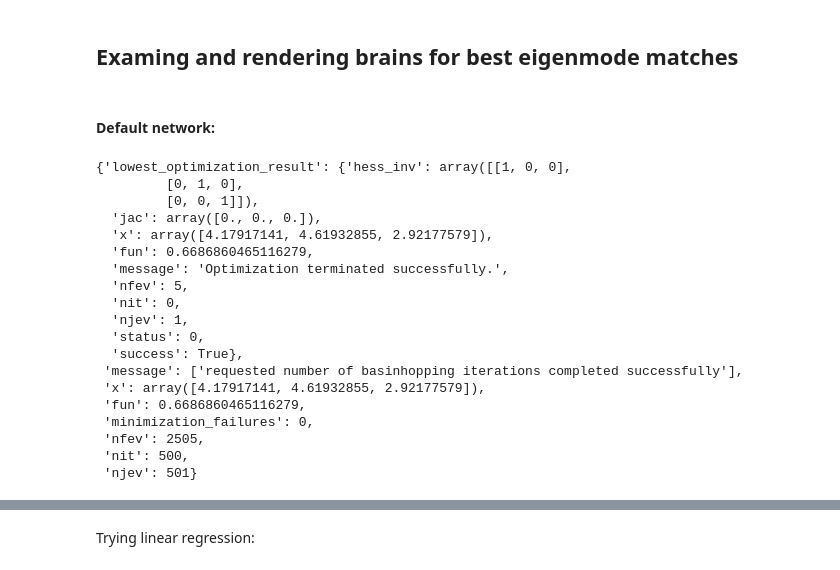
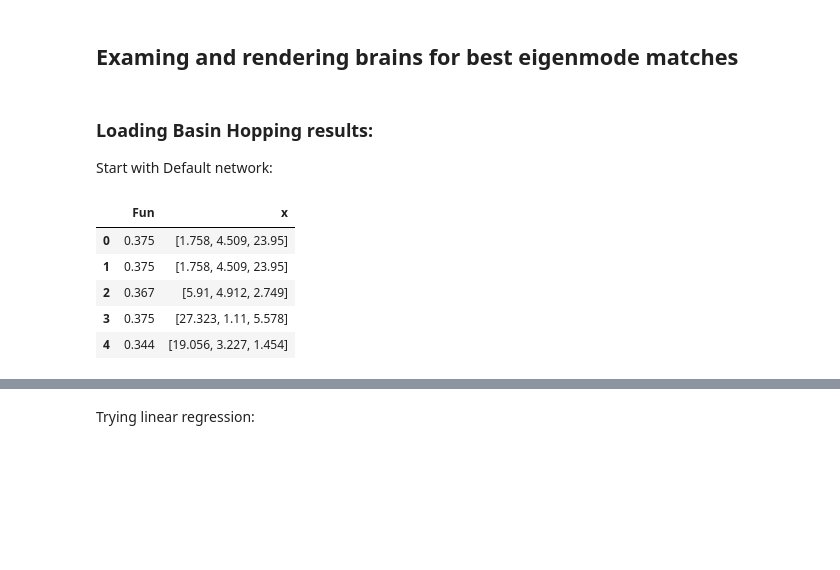
Before and after one commit to Raj-Lab-UCSF/spectrome, a Jupyter notebook: spectrome/notebooks/complex_laplacian/ntbkwidget_best_eigmode_matches.ipynb, the cells around one changed output, grey strips where cells are left out. Cells and saved outputs as stored; diff of their text form; code cells hidden in the pictures; blank space fills up the shorter version.

```diff
--- a/spectrome/notebooks/complex_laplacian/ntbkwidget_best_eigmode_matches.ipynb
+++ b/spectrome/notebooks/complex_laplacian/ntbkwidget_best_eigmode_matches.ipynb
@@ -51,29 +50,24 @@ for name in DK_df_normalized.index:
         DK_df_normalized.loc[name].values > threshold, ub, lb
     )
 # %% [markdown]
-#### Default network:
+### Loading Basin Hopping results:
+Start with Default network:
-# %%
-# load basin hopping results:
-h5_path = path.get_file_path('Default_BH_dice.h5')
-bh_default = path.read_hdf5(h5_path)
-bh_default
-# %% [output]
-{'lowest_optimization_result': {'hess_inv': array([[1, 0, 0],
-         [0, 1, 0],
-         [0, 0, 1]]),
-  'jac': array([0., 0., 0.]),
-  'x': array([4.17917141, 4.61932855, 2.92177579]),
-  'fun': 0.6686860465116279,
-  'message': 'Optimization terminated successfully.',
-  'nfev': 5,
-  'nit': 0,
-  'njev': 1,
-  'status': 0,
-  'success': True},
- 'message': ['requested number of basinhopping iterations completed successfully'],
- 'x': array([4.17917141, 4.61932855, 2.92177579]),
- 'fun': 0.6686860465116279,
- 'minimization_failures': 0,
- 'nfev': 2505,
- 'nit': 500,
- 'njev': 501}
+# %%
+colnames = ['Fun','x']
+indnames = [0,1,2,3,4]
+default_evals = pd.DataFrame(columns = colnames, index = indnames)
+
+for i in np.arange(0,5):
+    h5_path = path.get_file_path('Default{}_BH_dice.h5'.format(i))
+    bh_default = path.read_hdf5(h5_path)
+    default_evals.at[i,'Fun'] = bh_default['fun']
+    default_evals.at[i,'x'] = np.round(bh_default['x'],3)
+
+default_evals
+# %% [output]
+|  | Fun | x |
+| 0 | 0.375 | [1.758, 4.509, 23.95] |
+| 1 | 0.375 | [1.758, 4.509, 23.95] |
+| 2 | 0.367 | [5.91, 4.912, 2.749] |
+| 3 | 0.375 | [27.323, 1.11, 5.578] |
+| 4 | 0.344 | [19.056, 3.227, 1.454] |
```
Also changed, not shown: parts of 45 cells of this notebook, 1 other file.
